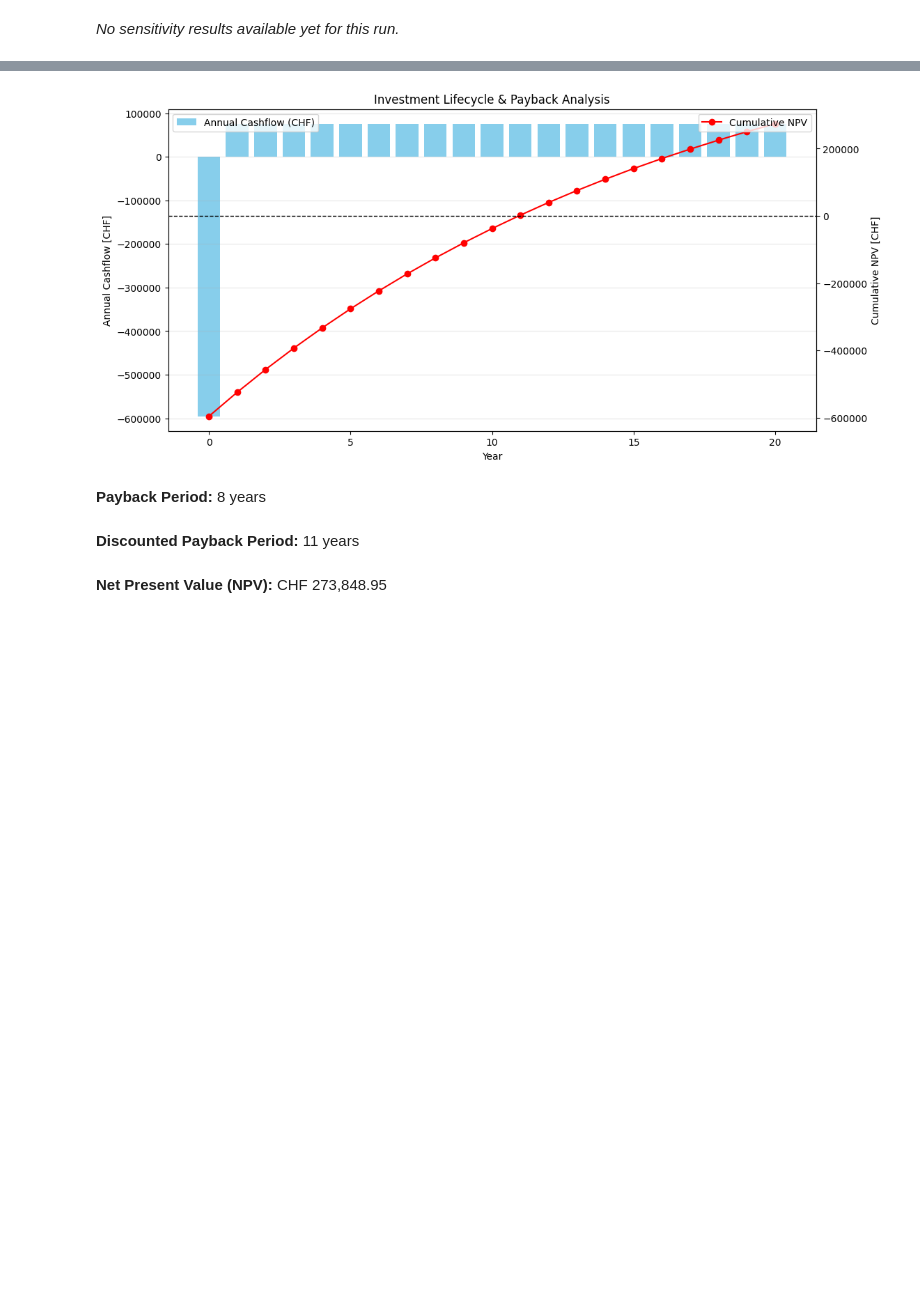
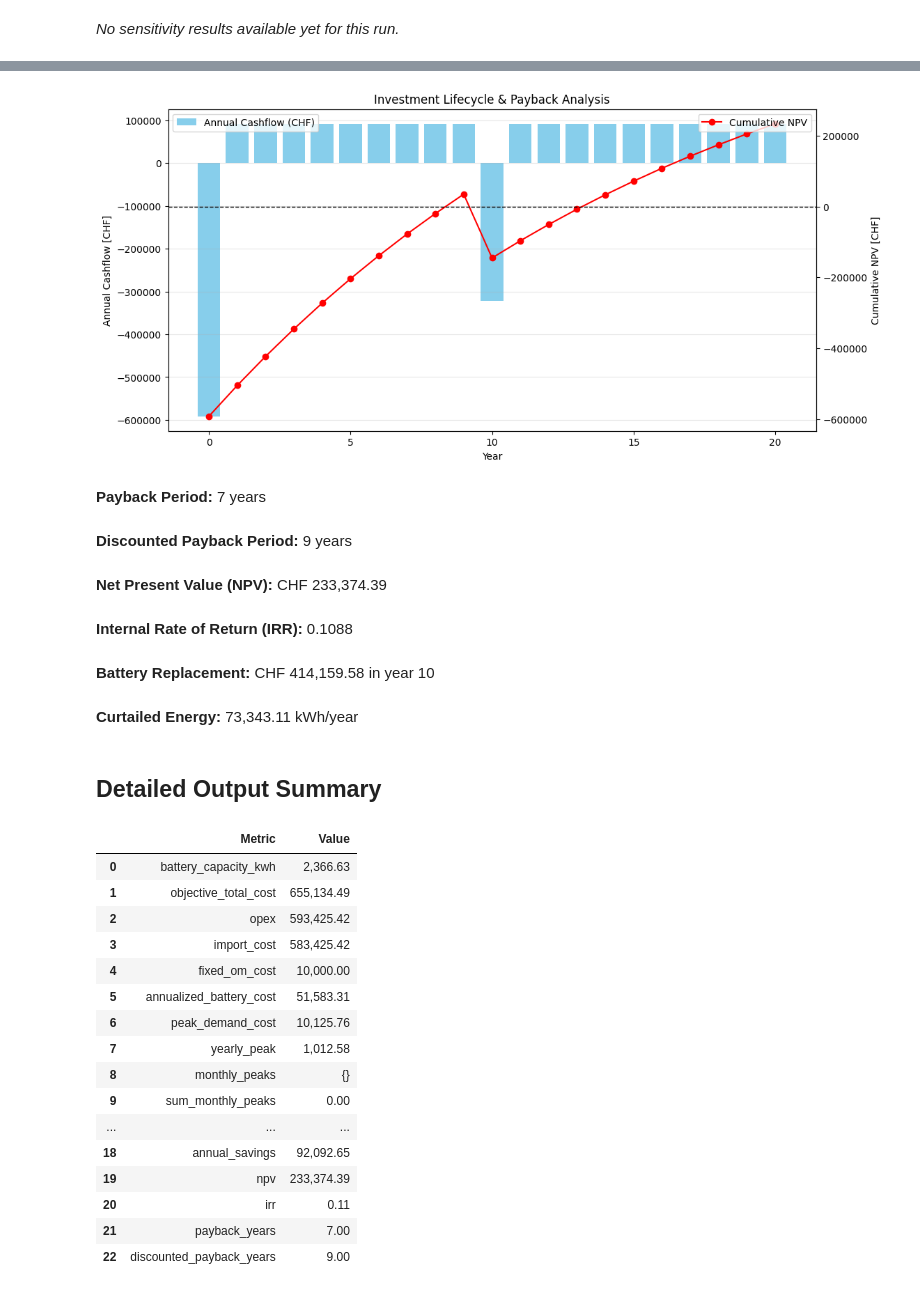
Before and after one commit to diegomalsiner1/CS1-Swiss-Post, a Jupyter notebook: results_sheet.ipynb, the cells around one changed output, grey strips where cells are left out. Cells and saved outputs as stored; diff of their text form; code cells hidden in the pictures; blank space fills up the shorter version.

Commit message:
undated model

```diff
--- a/results_sheet.ipynb
+++ b/results_sheet.ipynb
@@ -79,6 +148,8 @@ Loaded results from: 20260330_004125_lp_35137steps
 from IPython.display import display, Markdown
 
 def format_value(v):
+    if isinstance(v, bool):
+        return "Yes" if v else "No"
     if pd.isna(v):
         return "-"
     if isinstance(v, (int, float)):
@@ -93,11 +164,24 @@ display(df_compare.style.format({
 }))
 
 
-kpi_metrics = ["npv", "payback_years", "discounted_payback_years", "objective_total_cost", "battery_capacity_kwh", "import_cost"]
-kpi_df = pd.DataFrame([{"Metric": k, "Value": summary.get(k)} for k in kpi_metrics])
+supplementary_kpis = [
+    ("Annual Savings", "annual_savings"),
+    ("Curtailed Energy (kWh)", "curtailed_energy_kwh"),
+    ("Annual Peak", "yearly_peak"),
+    ("Replacement Cost", "replacement_cost"),
+    ("Replacement Year", "replacement_year"),
+    ("IRR", "irr"),
+]
+kpi_df = pd.DataFrame([
+    {"Metric": label, "Value": summary.get(key)}
+    for label, key in supplementary_kpis
+])
 
-display(Markdown("## Optimization KPIs"))
+display(Markdown("## Supplementary KPIs"))
 display(kpi_df.style.format({"Value": format_value}))
+
+display(Markdown("## Run and Model Settings"))
+display(settings_table_df.style.format({"Value": format_value}))
 # %% [output]
 ## Baseline vs Optimized Comparison
 |  | Metric | Baseline | Optimized | Optimized - Baseline | Unit |
@@ -312,27 +467,54 @@ plt.show()
 # %%
 ## 3. Financial Projection
 fig, ax1 = plt.subplots(figsize=(12, 6))
 
 ax1.bar(df_fin['year'], df_fin['cashflow'], color='skyblue', label='Annual Cashflow (CHF)')
 ax1.set_xlabel('Year')
 ax1.set_ylabel('Annual Cashflow [CHF]')
 
 ax2 = ax1.twinx()
 ax2.plot(df_fin['year'], df_fin['discounted_cashflow'].cumsum(), color='red', marker='o', label='Cumulative NPV')
 ax2.axhline(0, color='black', linewidth=1, linestyle='--')
 ax2.set_ylabel('Cumulative NPV [CHF]')
 
 plt.title("Investment Lifecycle & Payback Analysis")
 ax1.legend(loc='upper left')
 ax2.legend(loc='upper right')
 ax1.grid(axis='y', alpha=0.3)
 plt.show()
 
 display(Markdown(f"**Payback Period:** {summary.get('payback_years', 'N/A')} years"))
 display(Markdown(f"**Discounted Payback Period:** {summary.get('discounted_payback_years', 'N/A')} years"))
 display(Markdown(f"**Net Present Value (NPV):** CHF {summary.get('npv', 0):,.2f}"))
+display(Markdown(f"**Internal Rate of Return (IRR):** {summary.get('irr', float('nan')):,.4f}"))
+display(Markdown(f"**Battery Replacement:** CHF {summary.get('replacement_cost', 0):,.2f} in year {summary.get('replacement_year', 'N/A')}"))
+display(Markdown(f"**Curtailed Energy:** {summary.get('curtailed_energy_kwh', 0):,.2f} kWh/year"))
+
+display(Markdown("## Detailed Output Summary"))
+display(detailed_summary_df.style.format({"Value": format_value}))
 # %% [output]
-[figure, old version]
+[figure, new version]
-**Payback Period:** 8 years
+**Payback Period:** 7 years
-**Discounted Payback Period:** 11 years
+**Discounted Payback Period:** 9 years
-**Net Present Value (NPV):** CHF 273,848.95
+**Net Present Value (NPV):** CHF 233,374.39
+**Internal Rate of Return (IRR):** 0.1088
+**Battery Replacement:** CHF 414,159.58 in year 10
+**Curtailed Energy:** 73,343.11 kWh/year
+## Detailed Output Summary
+|  | Metric | Value |
+| 0 | battery_capacity_kwh | 2,366.63 |
+| 1 | objective_total_cost | 655,134.49 |
+| 2 | opex | 593,425.42 |
+| 3 | import_cost | 583,425.42 |
+| 4 | fixed_om_cost | 10,000.00 |
+| 5 | annualized_battery_cost | 51,583.31 |
+| 6 | peak_demand_cost | 10,125.76 |
+| 7 | yearly_peak | 1,012.58 |
+| 8 | monthly_peaks | {} |
+| 9 | sum_monthly_peaks | 0.00 |
+| ... | ... | ... |
+| 18 | annual_savings | 92,092.65 |
+| 19 | npv | 233,374.39 |
+| 20 | irr | 0.11 |
+| 21 | payback_years | 7.00 |
+| 22 | discounted_payback_years | 9.00 |
```
Also changed, not shown: parts of 9 cells of this notebook, 6 other files.
